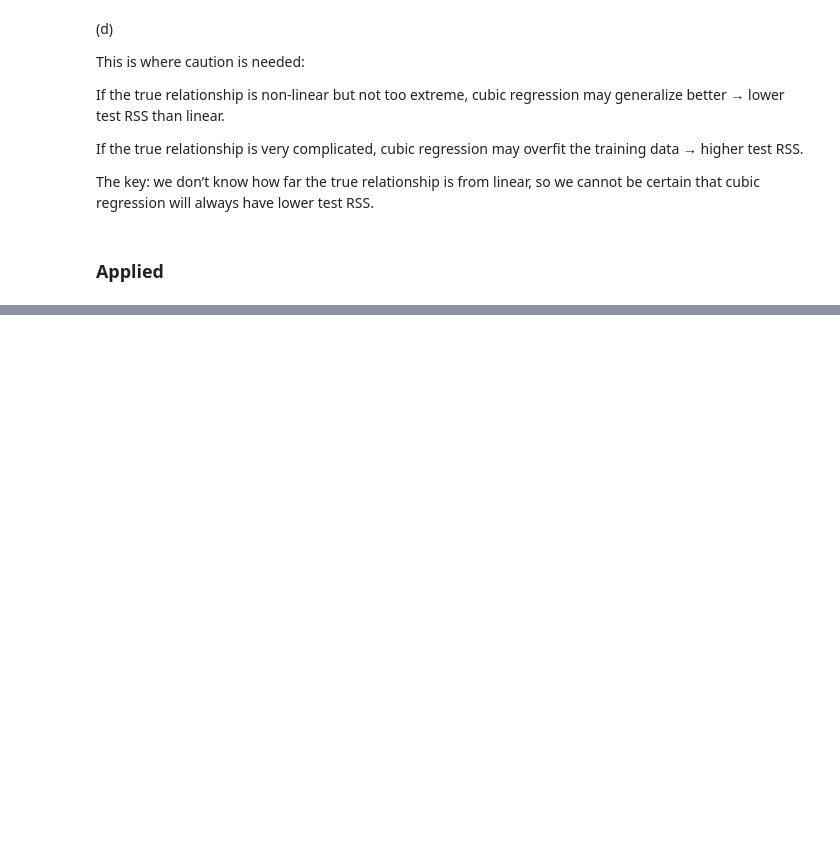
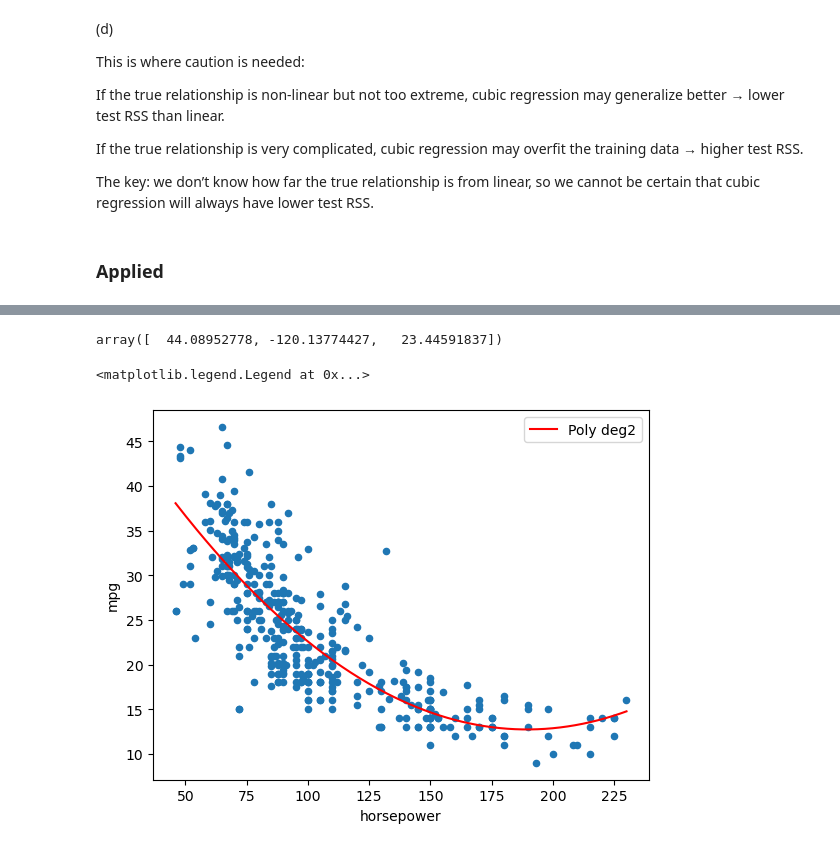
Before and after one commit to kolyakr/ISLP, a Jupyter notebook: 3_linear_regression/exercises.ipynb, the cells around one changed output, grey strips where cells are left out. Drawn from its saved outputs; the diff is of its cells as text; code cells hidden in the pictures; blank space fills up the shorter version.

```diff
--- a/3_linear_regression/exercises.ipynb
+++ b/3_linear_regression/exercises.ipynb
@@ -185,0 +372,3 @@ The key: we don’t know how far the true relationship is from linear, so we can
+# %%
+X = MS([poly("horsepower", degree=2)]).fit_transform(auto)
+X
@@ -185,0 +390,4 @@ The key: we don’t know how far the true relationship is from linear, so we can
+# %%
+model = sm.OLS(y, X)
+results2 = model.fit()
+summarize(results2)
@@ -185,0 +422,22 @@ The key: we don’t know how far the true relationship is from linear, so we can
+# %%
+coeffs = results2.params[::-1].values
+coeffs
+# %% [output]
+array([  44.08952778, -120.13774427,   23.44591837])
+# %%
+# create smooth x
+x_raw = np.linspace(x_data.min(), x_data.max(), 300).reshape(-1,1)
+
+# transform using the same scaler + poly pipeline
+X_smooth = MS([poly("horsepower", degree=2)]).fit(auto).transform(pd.DataFrame({"horsepower": x_raw.flatten()}))
+
+# predict y using fitted coefficients
+y_smooth = results2.predict(X_smooth)
+
+# plot
+ax = auto.plot.scatter("horsepower", "mpg")
+ax.plot(x_raw, y_smooth, color="red", label="Poly deg2")
+ax.legend()
+# %% [output]
+<matplotlib.legend.Legend at 0x...>
+[figure, added]
```
Also changed, not shown: parts of 47 cells of this notebook.
